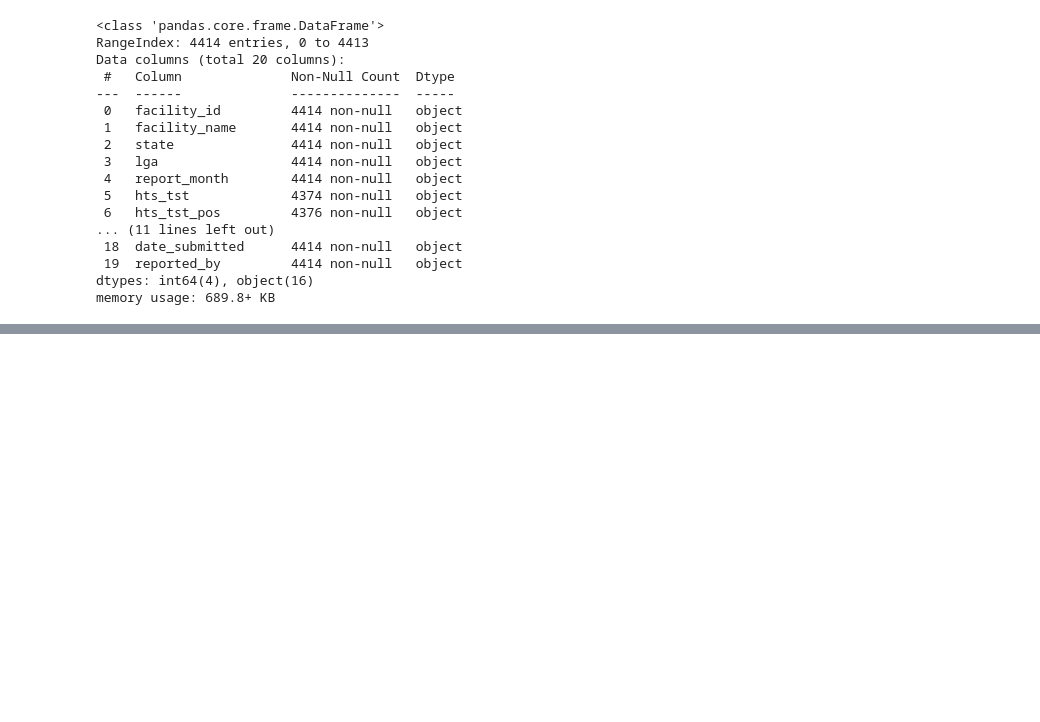
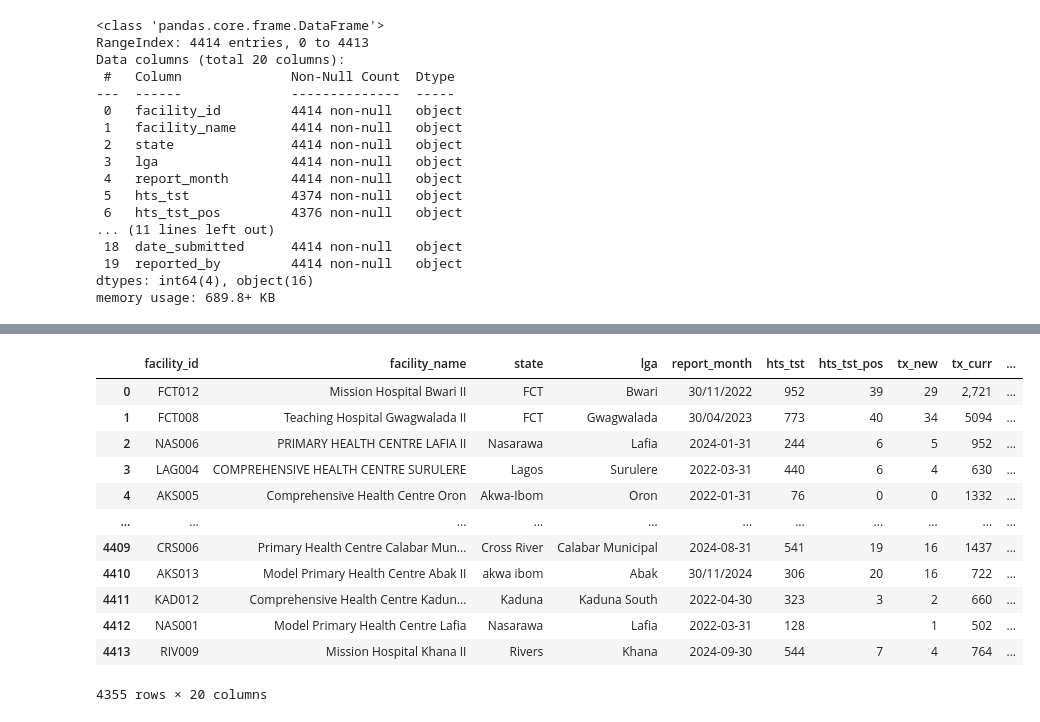
Before and after one commit to AlozieCollins/Intern-dataset-work, a Jupyter notebook: work.ipynb, the cells around one changed output, grey strips where cells are left out. Drawn from its saved outputs; the diff is of its cells as text; code cells hidden in the pictures; blank space fills up the shorter version.

```diff
--- a/work.ipynb
+++ b/work.ipynb
@@ -66,0 +89,17 @@ df[df["hts_tst"].isna()]
+# %%
+df = df.drop_duplicates()
+df
+# %% [output]
+|  | facility_id | facility_name | state | lga | report_month | hts_tst | hts_tst_pos | tx_new | tx_curr | ... |
+| 0 | FCT012 | Mission Hospital Bwari II | FCT | Bwari | 30/11/2022 | 952 | 39 | 29 | 2,721 | ... |
+| 1 | FCT008 | Teaching Hospital Gwagwalada II | FCT | Gwagwalada | 30/04/2023 | 773 | 40 | 34 | 5094 | ... |
+| 2 | NAS006 | PRIMARY HEALTH CENTRE LAFIA II | Nasarawa | Lafia | 2024-01-31 | 244 | 6 | 5 | 952 | ... |
+| 3 | LAG004 | COMPREHENSIVE HEALTH CENTRE SURULERE | Lagos | Surulere | 2022-03-31 | 440 | 6 | 4 | 630 | ... |
+| 4 | AKS005 | Comprehensive Health Centre Oron | Akwa-Ibom | Oron | 2022-01-31 | 76 | 0 | 0 | 1332 | ... |
+| ... | ... | ... | ... | ... | ... | ... | ... | ... | ... | ... |
+| 4409 | CRS006 | Primary Health Centre Calabar Mun... | Cross River | Calabar Municipal | 2024-08-31 | 541 | 19 | 16 | 1437 | ... |
+| 4410 | AKS013 | Model Primary Health Centre Abak II | akwa ibom | Abak | 30/11/2024 | 306 | 20 | 16 | 722 | ... |
+| 4411 | KAD012 | Comprehensive Health Centre Kadun... | Kaduna | Kaduna South | 2022-04-30 | 323 | 3 | 2 | 660 | ... |
+| 4412 | NAS001 | Model Primary Health Centre Lafia | Nasarawa | Lafia | 2022-03-31 | 128 |  | 1 | 502 | ... |
+| 4413 | RIV009 | Mission Hospital Khana II | Rivers | Khana | 2024-09-30 | 544 | 7 | 4 | 764 | ... |
+4355 rows × 20 columns
```
Also changed, not shown: parts of 5 cells of this notebook.
